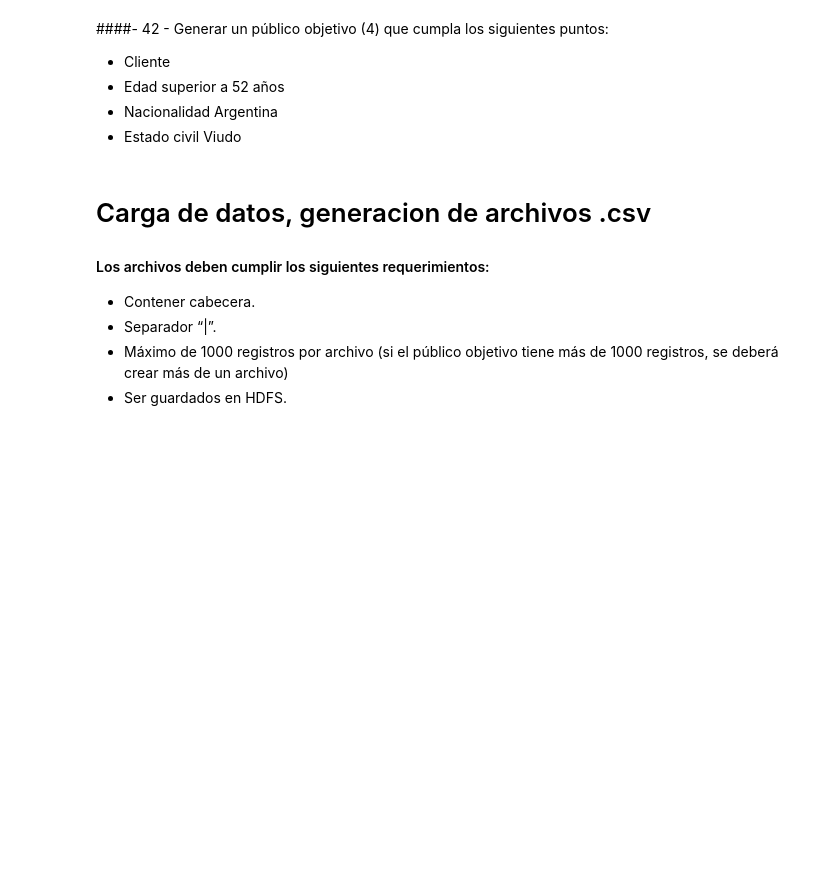
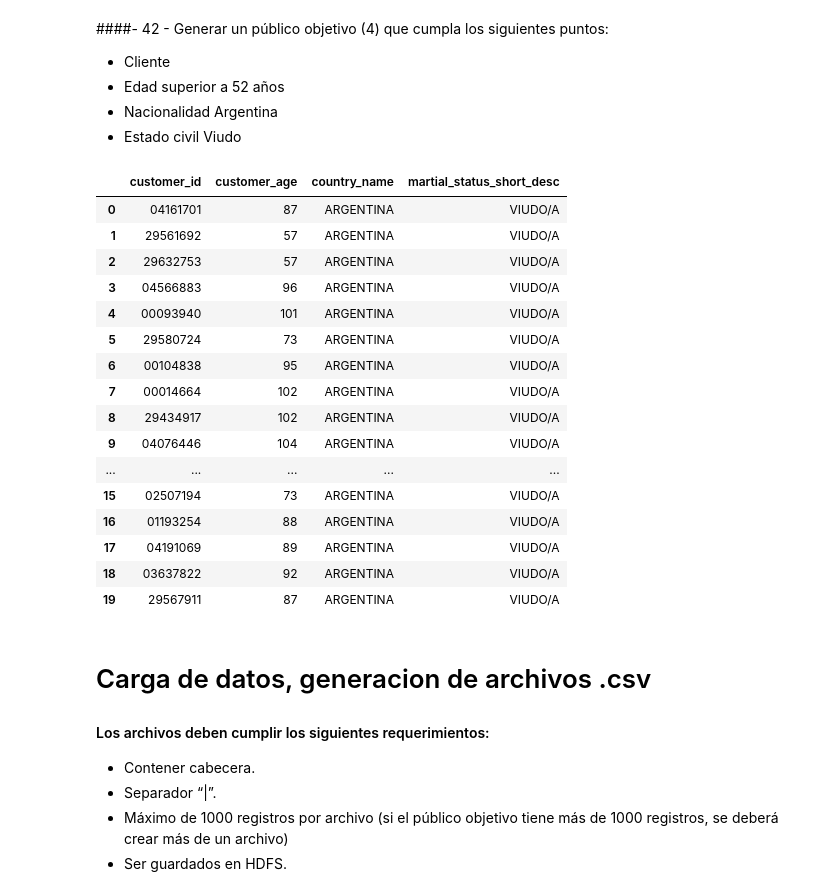
Before and after one commit to iGhostlp/Albus, a Jupyter notebook: Proyecto_BBVA.ipynb, the cells around one changed output. Cells and saved outputs as stored; diff of their text form; code cells hidden in the pictures; blank space fills up the shorter version.

```diff
--- a/Proyecto_BBVA.ipynb
+++ b/Proyecto_BBVA.ipynb
@@ -746,6 +281,27 @@ df_sql_39 = sqlContext('SELECT * FROM ')
 * Edad superior a 52 años
 * Nacionalidad Argentina
 * Estado civil Viudo
+# %%
+publico_obj4 = sqlContext.sql('SELECT cb.customer_id, floor(datediff(current_date(), birth_date)/365) as customer_age, n.country_name, ms.martial_status_short_desc FROM tw_customer_basics as cb INNER JOIN tw_nationality AS n ON cb.country_nationality_id == n.country_nationality_id INNER JOIN tw_marital_status as ms ON cb.marital_status_type = ms.marital_status_type WHERE floor(datediff(current_date(), birth_date)/365) > 52 AND cb.country_nationality_id = 80 AND cb.marital_status_type = 2')
+publico_obj4.toPandas()
+# %% [output]
+|  | customer_id | customer_age | country_name | martial_status_short_desc |
+| 0 | 04161701 | 87 | ARGENTINA | VIUDO/A |
+| 1 | 29561692 | 57 | ARGENTINA | VIUDO/A |
+| 2 | 29632753 | 57 | ARGENTINA | VIUDO/A |
+| 3 | 04566883 | 96 | ARGENTINA | VIUDO/A |
+| 4 | 00093940 | 101 | ARGENTINA | VIUDO/A |
+| 5 | 29580724 | 73 | ARGENTINA | VIUDO/A |
+| 6 | 00104838 | 95 | ARGENTINA | VIUDO/A |
+| 7 | 00014664 | 102 | ARGENTINA | VIUDO/A |
+| 8 | 29434917 | 102 | ARGENTINA | VIUDO/A |
+| 9 | 04076446 | 104 | ARGENTINA | VIUDO/A |
+| ... | ... | ... | ... | ... |
+| 15 | 02507194 | 73 | ARGENTINA | VIUDO/A |
+| 16 | 01193254 | 88 | ARGENTINA | VIUDO/A |
+| 17 | 04191069 | 89 | ARGENTINA | VIUDO/A |
+| 18 | 03637822 | 92 | ARGENTINA | VIUDO/A |
+| 19 | 29567911 | 87 | ARGENTINA | VIUDO/A |
 # %% [markdown]
 # Carga de datos, generacion de archivos .csv
 #### Los archivos deben cumplir los siguientes requerimientos:
```
Also changed, not shown: parts of 100 cells of this notebook.
